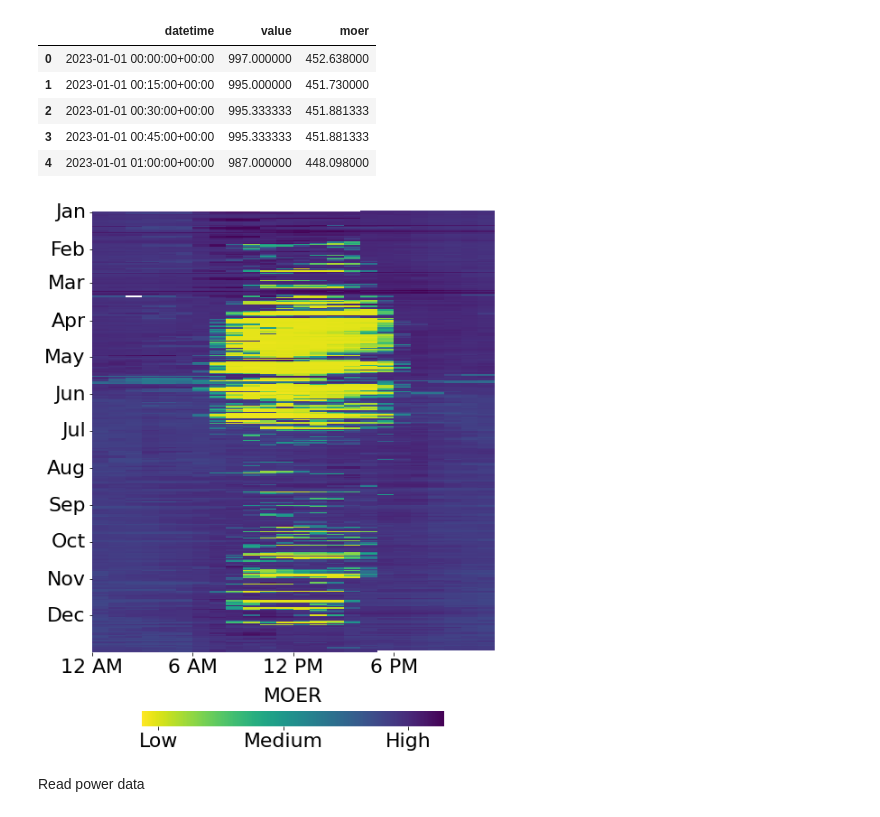
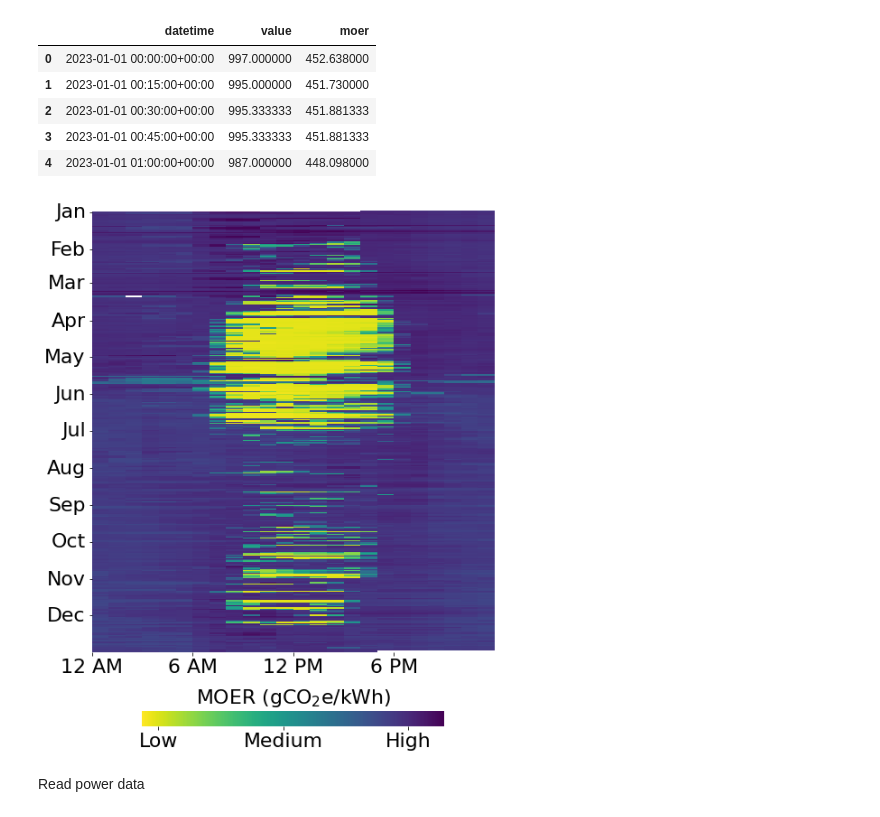
Before and after one commit to ZAY630/ls_sdh, a Jupyter notebook: analysis.ipynb, the cells around one changed output. Cells and saved outputs as stored; diff of their text form; code cells hidden in the pictures.

```diff
--- a/analysis.ipynb
+++ b/analysis.ipynb
@@ -27,13 +27,13 @@ df_moer['datetime'] = df_moer['datetime'].dt.tz_convert('America/Los_Angeles')
 # %%
 utils_plot.plot_hourly_heatmap(df=df_moer,
                                columns=['moer'],
-                               annotation="MOER",
+                               annotation="MOER (gCO$_2$e/kWh)",
                                # plot_title='North california MOER signal heatmap for 2023',
                                cbar_ticks=[50, 250, 450],
                                cbar_label=['Low', 'Medium', 'High'],
                                figsize=(8, 12))
 # %% [output]
-[figure, old version]
+[figure, new version]
 # %% [markdown]
 Read power data
 # %%
```
Also changed, not shown: 2 other files.
